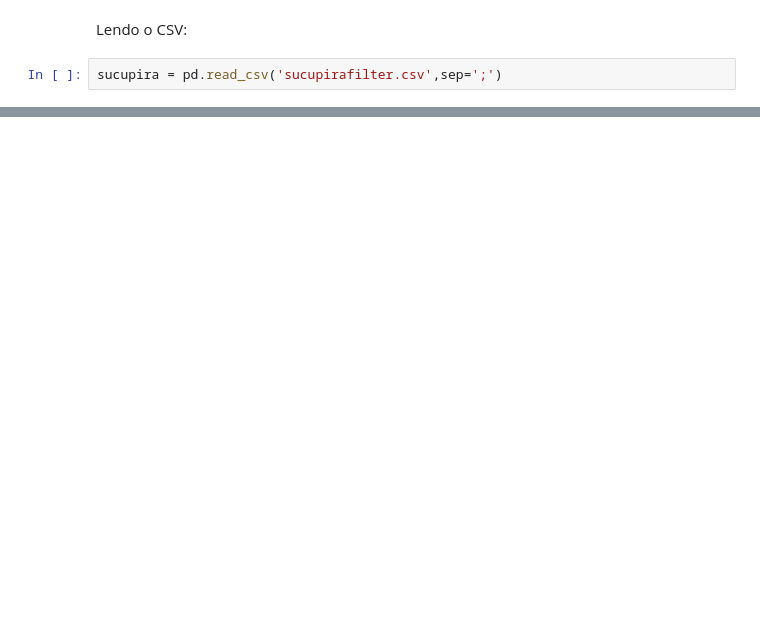
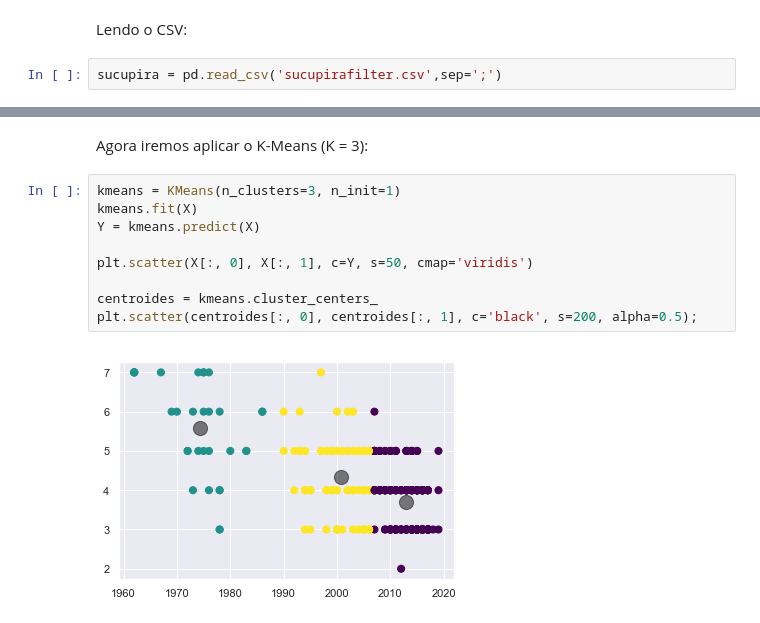
Before and after one commit to isaacpinheiro/projeto-md, a Jupyter notebook: notebooks/dataNota.ipynb, the cells around one changed output, grey strips where cells are left out. Drawn from its saved outputs; the diff is of its cells as text; blank space fills up the shorter version.

```diff
--- a/notebooks/dataNota.ipynb
+++ b/notebooks/dataNota.ipynb
@@ -57,0 +63,13 @@ print(notas)
+# %% [markdown]
+Agora iremos aplicar o K-Means (K = 3):
+# %%
+kmeans = KMeans(n_clusters=3, n_init=1)
+kmeans.fit(X)
+Y = kmeans.predict(X)
+
+plt.scatter(X[:, 0], X[:, 1], c=Y, s=50, cmap='viridis')
+
+centroides = kmeans.cluster_centers_
+plt.scatter(centroides[:, 0], centroides[:, 1], c='black', s=200, alpha=0.5);
+# %% [output]
+[figure, added]
```
Also changed, not shown: parts of 10 cells of this notebook.
